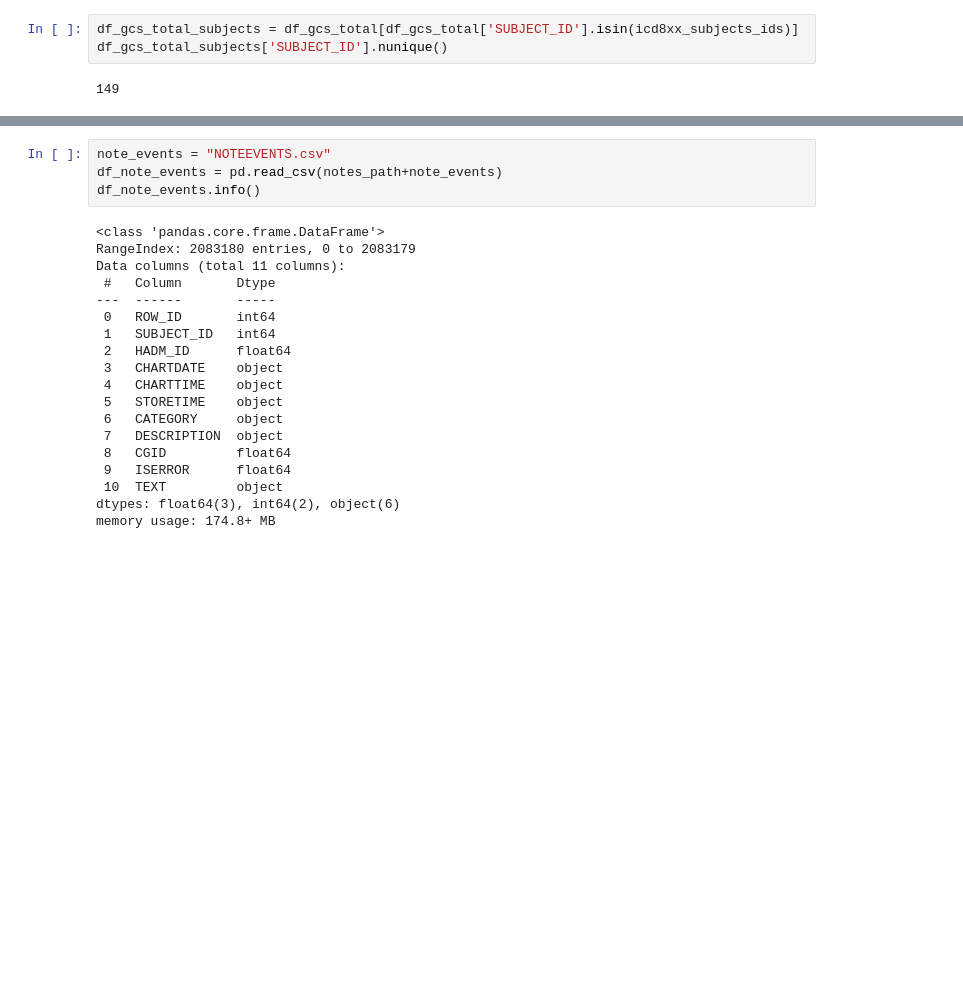
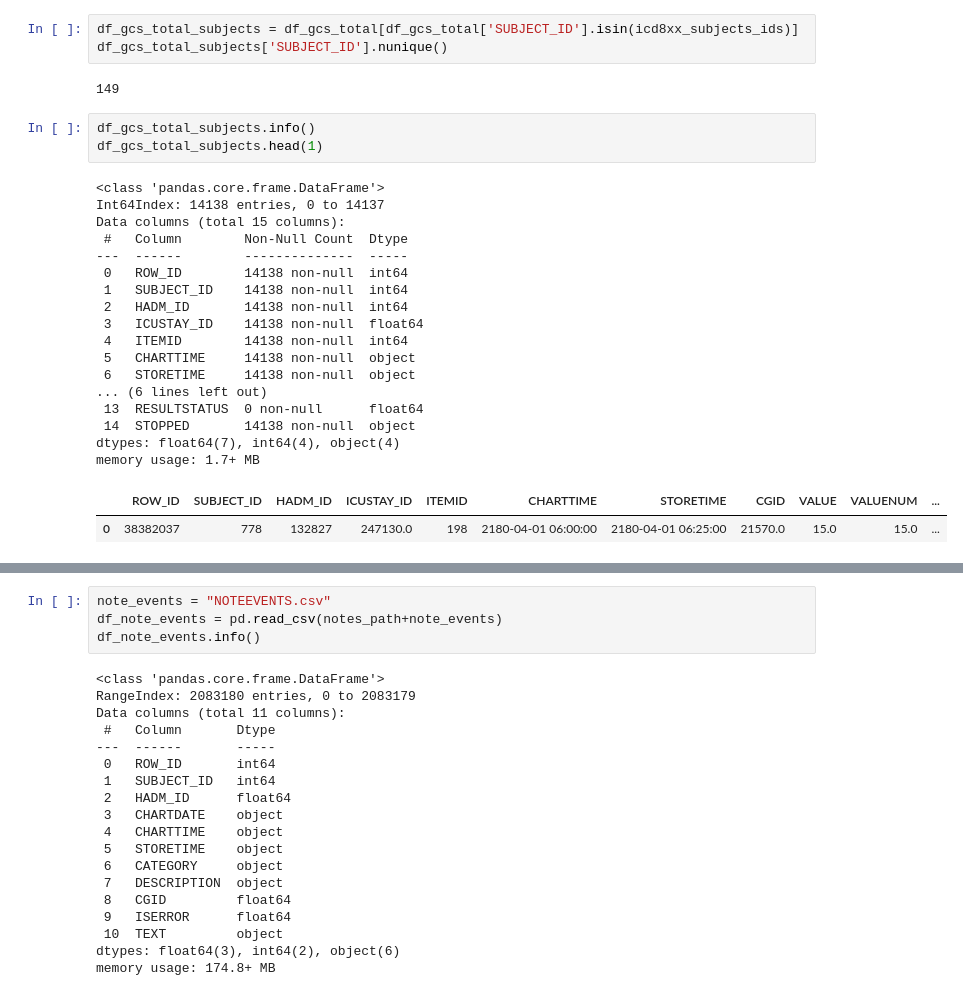
Before and after one commit to tanoManzo/mimic_trajectories, a Jupyter notebook: MIMIC_TRAJECTORY_embeddings_04_01_collect_data.ipynb, the cells around one changed output, grey strips where cells are left out. Drawn from its saved outputs; the diff is of its cells as text; blank space fills up the shorter version.

```diff
--- a/MIMIC_TRAJECTORY_embeddings_04_01_collect_data.ipynb
+++ b/MIMIC_TRAJECTORY_embeddings_04_01_collect_data.ipynb
@@ -101,3 +101,26 @@ df_gcs_total_subjects = df_gcs_total[df_gcs_total['SUBJECT_ID'].isin(icd8xx_subj
 df_gcs_total_subjects['SUBJECT_ID'].nunique()
 # %% [output]
 149
+# %%
+df_gcs_total_subjects.info()
+df_gcs_total_subjects.head(1)
+# %% [output]
+<class 'pandas.core.frame.DataFrame'>
+Int64Index: 14138 entries, 0 to 14137
+Data columns (total 15 columns):
+ #   Column        Non-Null Count  Dtype
+---  ------        --------------  -----
+ 0   ROW_ID        14138 non-null  int64
+ 1   SUBJECT_ID    14138 non-null  int64
+ 2   HADM_ID       14138 non-null  int64
+ 3   ICUSTAY_ID    14138 non-null  float64
+ 4   ITEMID        14138 non-null  int64
+ 5   CHARTTIME     14138 non-null  object
+ 6   STORETIME     14138 non-null  object
+... (6 lines left out)
+ 13  RESULTSTATUS  0 non-null      float64
+ 14  STOPPED       14138 non-null  object
+dtypes: float64(7), int64(4), object(4)
+memory usage: 1.7+ MB
+|  | ROW_ID | SUBJECT_ID | HADM_ID | ICUSTAY_ID | ITEMID | CHARTTIME | STORETIME | CGID | VALUE | VALUENUM | ... |
+| 0 | 38382037 | 778 | 132827 | 247130.0 | 198 | 2180-04-01 06:00:00 | 2180-04-01 06:25:00 | 21570.0 | 15.0 | 15.0 | ... |
```
Also changed, not shown: parts of 6 cells of this notebook.
